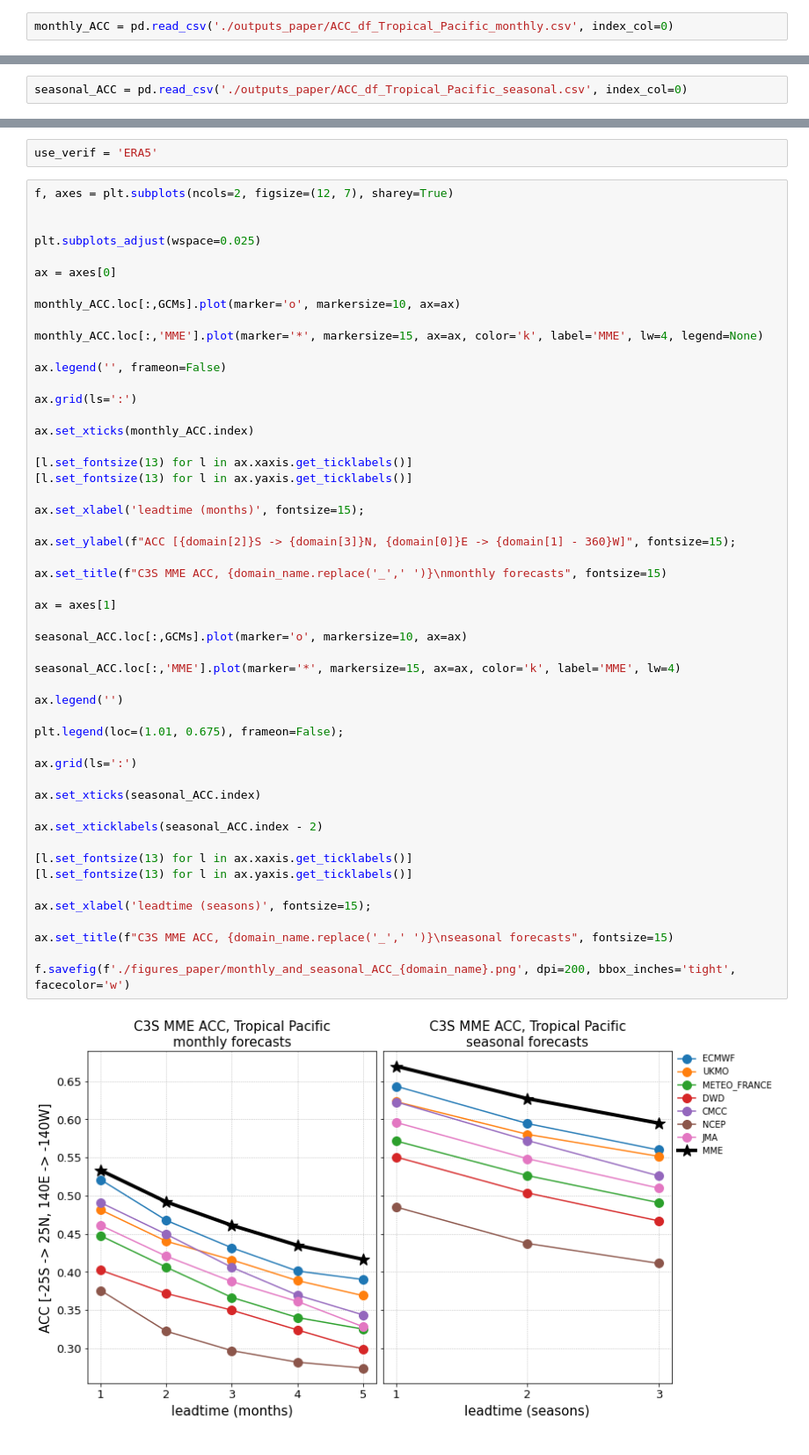
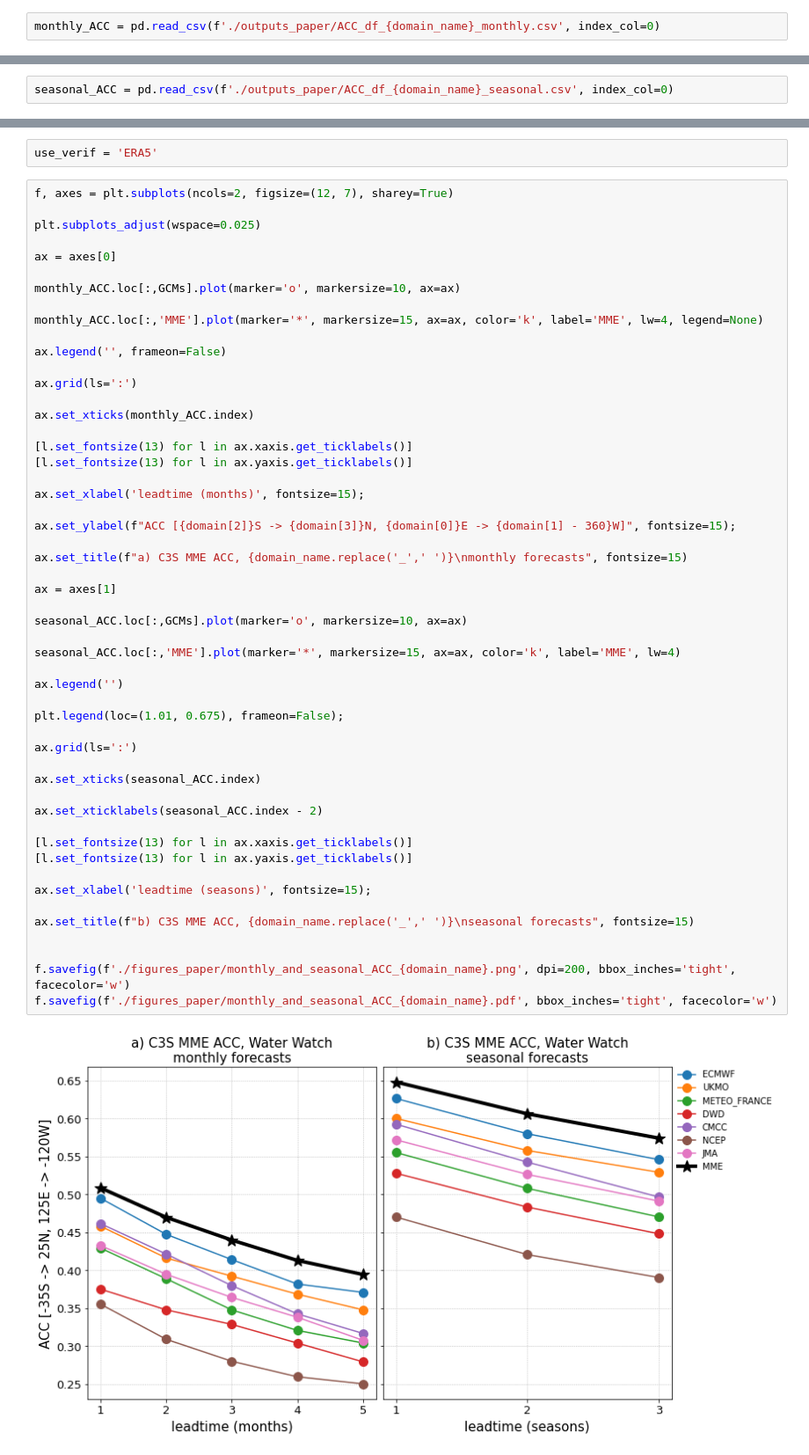
Before and after one commit to nicolasfauchereau/ICU_Water_Watch, a Jupyter notebook: notebooks/verification/plot_ACCs.ipynb, the cells around one changed output, grey strips where cells are left out. Shown at 88% size. Cells and saved outputs as stored; diff of their text form.

```diff
--- a/notebooks/verification/plot_ACCs.ipynb
+++ b/notebooks/verification/plot_ACCs.ipynb
@@ -45,5 +65,5 @@ domain = domains.domains[domain_name]
 # %%
-monthly_ACC = pd.read_csv('./outputs_paper/ACC_df_Tropical_Pacific_monthly.csv', index_col=0)
+monthly_ACC = pd.read_csv(f'./outputs_paper/ACC_df_{domain_name}_monthly.csv', index_col=0)
 # %%
 monthly_ACC
 # %% [output]
@@ -57,5 +77,5 @@ monthly_ACC
 # %%
-seasonal_ACC = pd.read_csv('./outputs_paper/ACC_df_Tropical_Pacific_seasonal.csv', index_col=0)
+seasonal_ACC = pd.read_csv(f'./outputs_paper/ACC_df_{domain_name}_seasonal.csv', index_col=0)
 # %%
 seasonal_ACC
 # %% [output]
@@ -70,7 +90,6 @@ GCMs = ['ECMWF', 'UKMO', 'METEO_FRANCE', 'DWD', 'CMCC', 'NCEP', 'JMA']
 use_verif = 'ERA5'
 # %%
 f, axes = plt.subplots(ncols=2, figsize=(12, 7), sharey=True)
-
 
 plt.subplots_adjust(wspace=0.025)
 
@@ -91,33 +110,35 @@ ax.set_xticks(monthly_ACC.index)
 
 ax.set_xlabel('leadtime (months)', fontsize=15);
 
 ax.set_ylabel(f"ACC [{domain[2]}S -> {domain[3]}N, {domain[0]}E -> {domain[1] - 360}W]", fontsize=15);
 
-ax.set_title(f"C3S MME ACC, {domain_name.replace('_',' ')}\nmonthly forecasts", fontsize=15)
+ax.set_title(f"a) C3S MME ACC, {domain_name.replace('_',' ')}\nmonthly forecasts", fontsize=15)
 
 ax = axes[1]
 
 seasonal_ACC.loc[:,GCMs].plot(marker='o', markersize=10, ax=ax)
 
 seasonal_ACC.loc[:,'MME'].plot(marker='*', markersize=15, ax=ax, color='k', label='MME', lw=4)
 
 ax.legend('')
 
 plt.legend(loc=(1.01, 0.675), frameon=False);
 
 ax.grid(ls=':')
 
 ax.set_xticks(seasonal_ACC.index)
 
 ax.set_xticklabels(seasonal_ACC.index - 2)
 
 [l.set_fontsize(13) for l in ax.xaxis.get_ticklabels()]
 [l.set_fontsize(13) for l in ax.yaxis.get_ticklabels()]
 
 ax.set_xlabel('leadtime (seasons)', fontsize=15);
 
-ax.set_title(f"C3S MME ACC, {domain_name.replace('_',' ')}\nseasonal forecasts", fontsize=15)
+ax.set_title(f"b) C3S MME ACC, {domain_name.replace('_',' ')}\nseasonal forecasts", fontsize=15)
+
 
 f.savefig(f'./figures_paper/monthly_and_seasonal_ACC_{domain_name}.png', dpi=200, bbox_inches='tight', facecolor='w')
+f.savefig(f'./figures_paper/monthly_and_seasonal_ACC_{domain_name}.pdf', bbox_inches='tight', facecolor='w')
 # %% [output]
-[figure, old version]
+[figure, new version]
```
Also changed, not shown: parts of 6 cells of this notebook, 2 other files.
